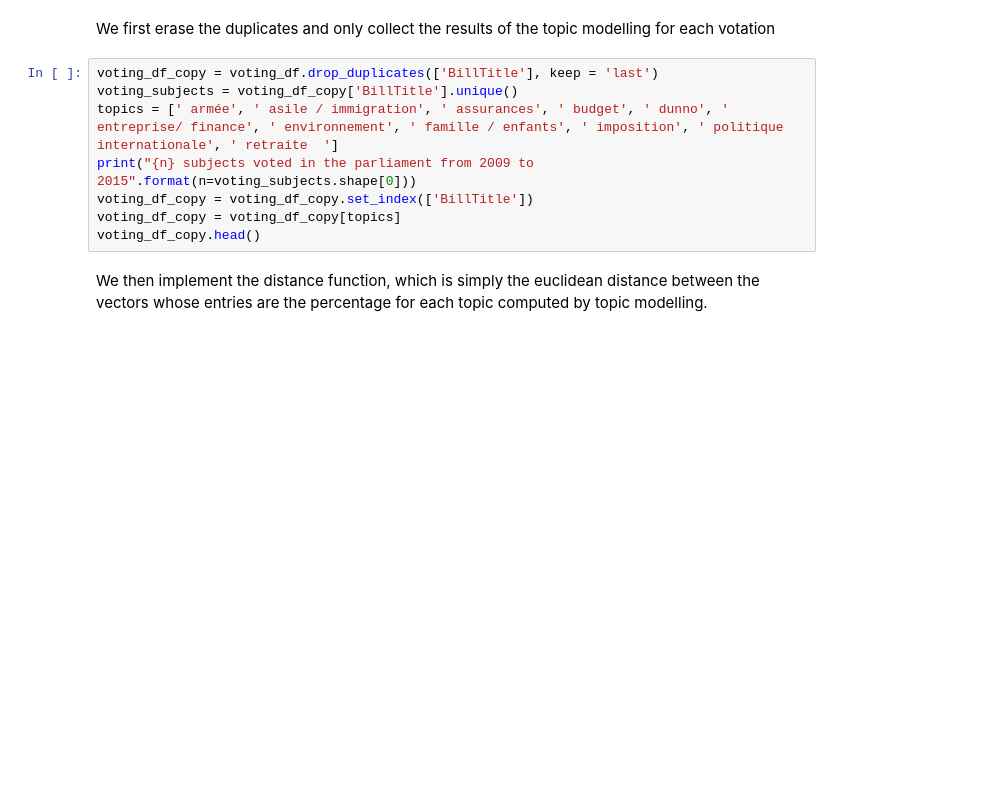
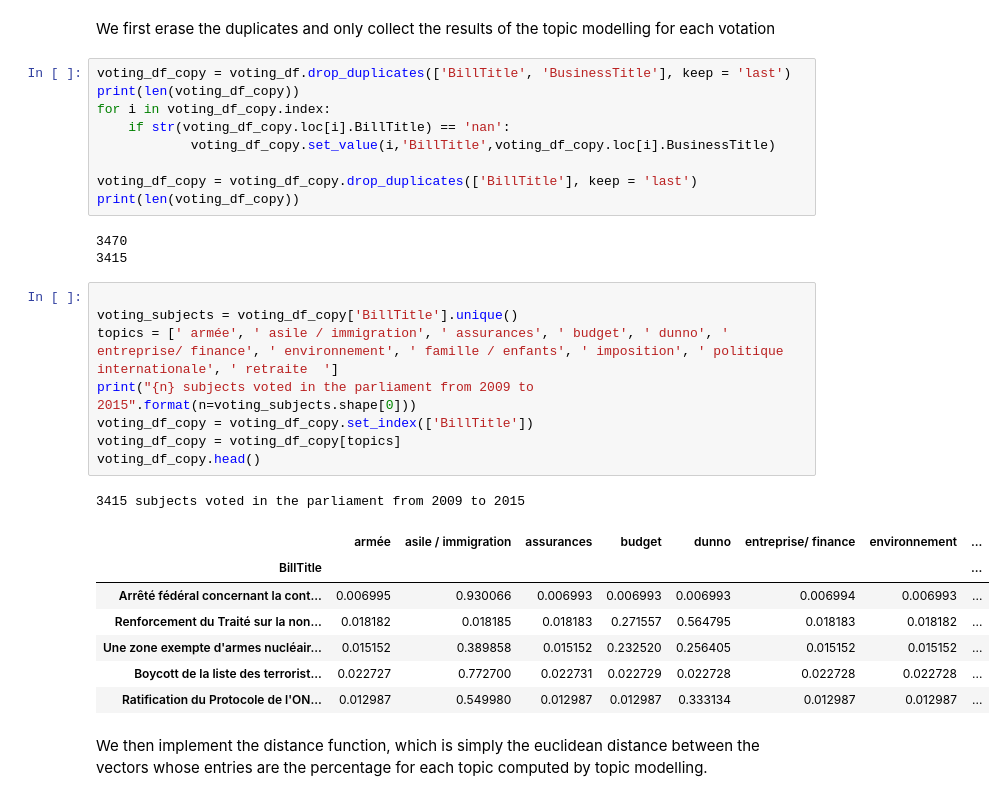
Before and after one commit to t-sanchez/ada-parliament-ML, a Jupyter notebook: 04-VotingProfile/DistanceComputationSubjects.ipynb, the cells around one changed output. Cells and saved outputs as stored; diff of their text form; blank space fills up the shorter version.

```diff
--- a/04-VotingProfile/DistanceComputationSubjects.ipynb
+++ b/04-VotingProfile/DistanceComputationSubjects.ipynb
@@ -41,13 +66,34 @@ voting_df.head(3)
 # %% [markdown]
 We first erase the duplicates and only collect the results of the topic modelling for each votation
+# %%
+voting_df_copy = voting_df.drop_duplicates(['BillTitle', 'BusinessTitle'], keep = 'last')
+print(len(voting_df_copy))
+for i in voting_df_copy.index:
+    if str(voting_df_copy.loc[i].BillTitle) == 'nan':
+            voting_df_copy.set_value(i,'BillTitle',voting_df_copy.loc[i].BusinessTitle)
+
+voting_df_copy = voting_df_copy.drop_duplicates(['BillTitle'], keep = 'last')
+print(len(voting_df_copy))
+# %% [output]
+3470
+3415
 # %%
-voting_df_copy = voting_df.drop_duplicates(['BillTitle'], keep = 'last')
+
 voting_subjects = voting_df_copy['BillTitle'].unique()
 topics = [' armée', ' asile / immigration', ' assurances', ' budget', ' dunno', ' entreprise/ finance', ' environnement', ' famille / enfants', ' imposition', ' politique internationale', ' retraite  ']
 print("{n} subjects voted in the parliament from 2009 to 2015".format(n=voting_subjects.shape[0]))
 voting_df_copy = voting_df_copy.set_index(['BillTitle'])
 voting_df_copy = voting_df_copy[topics]
 voting_df_copy.head()
+# %% [output]
+3415 subjects voted in the parliament from 2009 to 2015
+|  | armée | asile / immigration | assurances | budget | dunno | entreprise/ finance | environnement | ... |
+| BillTitle |  |  |  |  |  |  |  | ... |
+| Arrêté fédéral concernant la cont... | 0.006995 | 0.930066 | 0.006993 | 0.006993 | 0.006993 | 0.006994 | 0.006993 | ... |
+| Renforcement du Traité sur la non... | 0.018182 | 0.018185 | 0.018183 | 0.271557 | 0.564795 | 0.018183 | 0.018182 | ... |
+| Une zone exempte d'armes nucléair... | 0.015152 | 0.389858 | 0.015152 | 0.232520 | 0.256405 | 0.015152 | 0.015152 | ... |
+| Boycott de la liste des terrorist... | 0.022727 | 0.772700 | 0.022731 | 0.022729 | 0.022728 | 0.022728 | 0.022728 | ... |
+| Ratification du Protocole de l'ON... | 0.012987 | 0.549980 | 0.012987 | 0.012987 | 0.333134 | 0.012987 | 0.012987 | ... |
 # %% [markdown]
 We then implement the distance function, which is simply the euclidean distance between the vectors whose entries are the percentage for each topic computed by topic modelling.
 # %%
```
Also changed, not shown: parts of 6 cells of this notebook.
